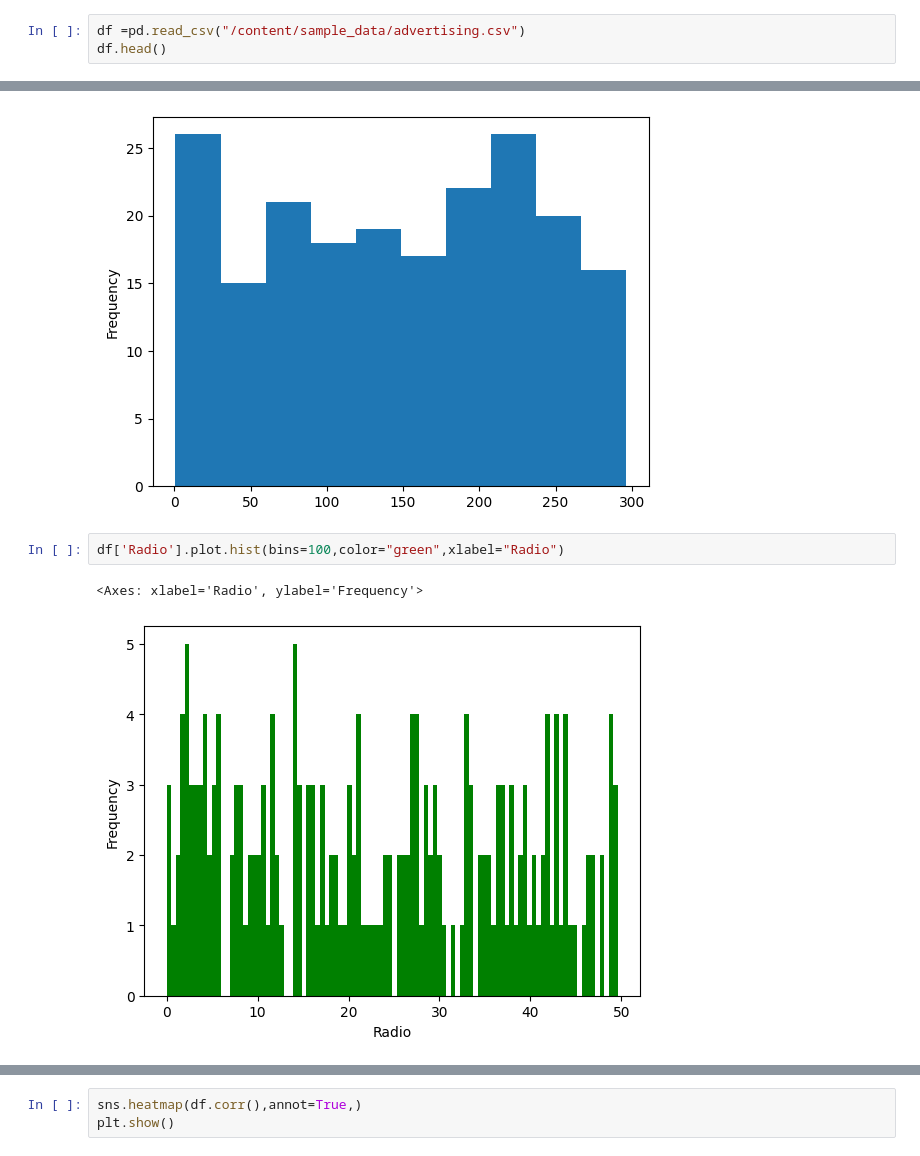
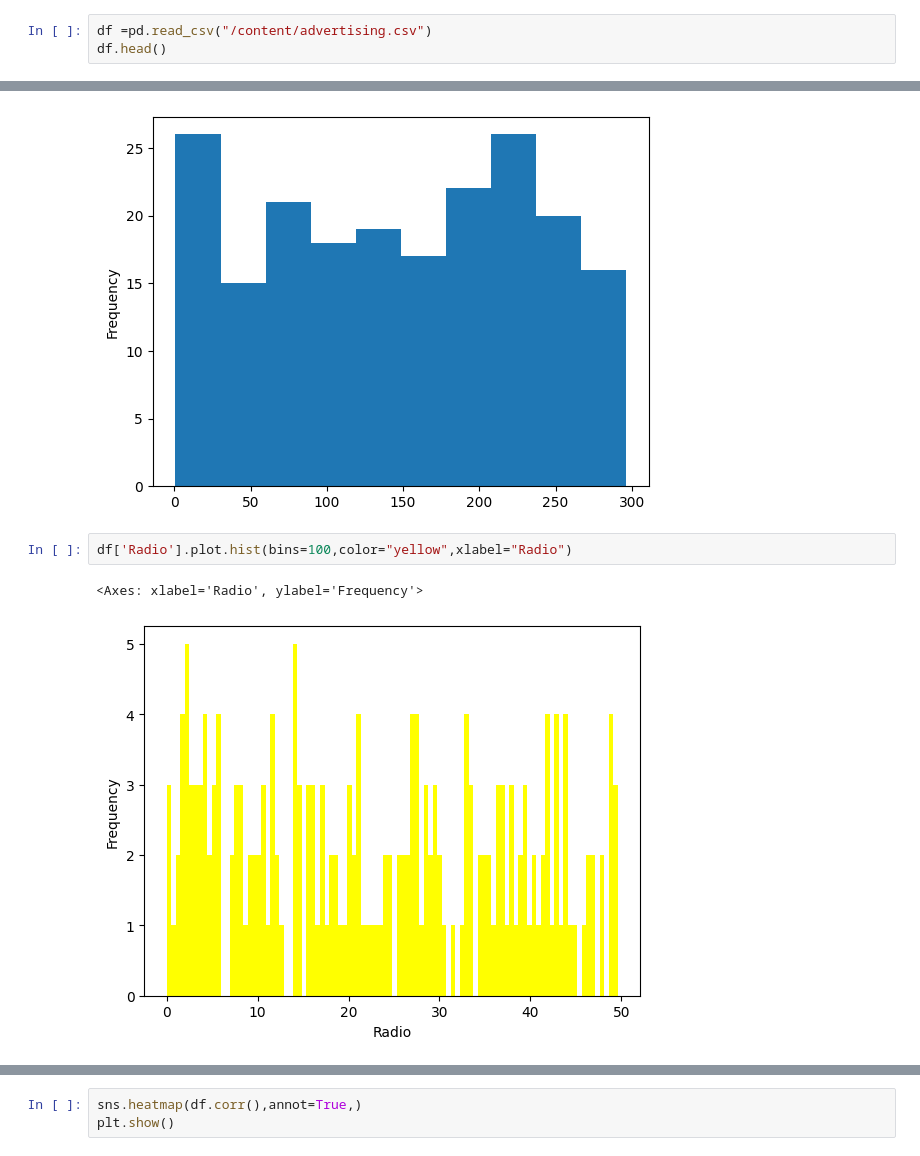
Before and after one commit to shakuroddin/CODSOFT, a Jupyter notebook: Sales_Prediction_by_using_python.ipynb, the cells around one changed output, grey strips where cells are left out. Saved outputs shown, nothing was run; the diff lists cells and outputs as text.

```diff
--- a/Sales_Prediction_by_using_python.ipynb
+++ b/Sales_Prediction_by_using_python.ipynb
@@ -14,5 +16,5 @@ project:Sales prediction by using python
 # %%
-df =pd.read_csv("/content/sample_data/advertising.csv")
+df =pd.read_csv("/content/advertising.csv")
 df.head()
 # %% [output]
 |  | TV | Radio | Newspaper | Sales |
@@ -51,8 +53,8 @@ df ['TV'].plot.hist(bins=10)
 <Axes: ylabel='Frequency'>
 [figure]
 # %%
-df['Radio'].plot.hist(bins=100,color="green",xlabel="Radio")
+df['Radio'].plot.hist(bins=100,color="yellow",xlabel="Radio")
 # %% [output]
 <Axes: xlabel='Radio', ylabel='Frequency'>
-[figure, old version]
+[figure, new version]
 # %%
```
Also changed, not shown: parts of 5 cells of this notebook.
